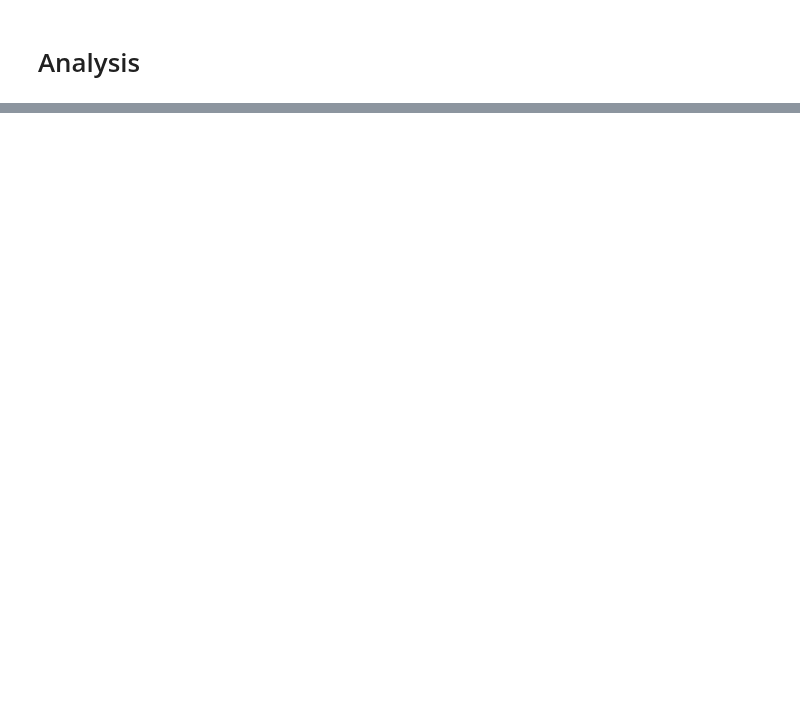
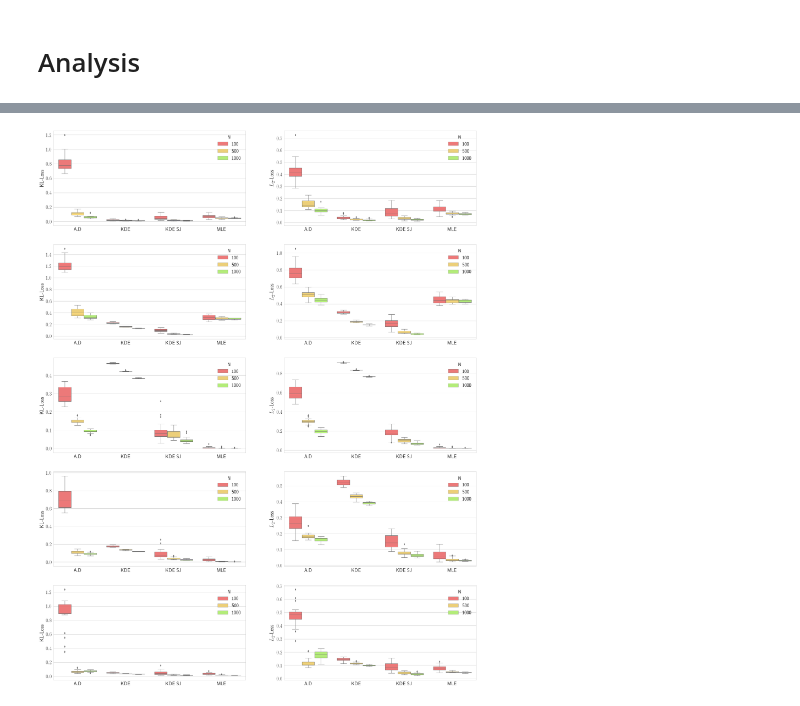
Before and after one commit to mehdisebbar/kl-aggregation, a Jupyter notebook: weight_vector_simulations_paper/weight_vector_estim_code/result extract v2.ipynb, the cells around one changed output, grey strips where cells are left out. Saved outputs shown, nothing was run; the diff lists cells and outputs as text; code cells hidden in the pictures; blank space fills up the shorter version.

```diff
--- a/weight_vector_simulations_paper/weight_vector_estim_code/result extract v2.ipynb
+++ b/weight_vector_simulations_paper/weight_vector_estim_code/result extract v2.ipynb
@@ -255,0 +358,32 @@ df_results['lapl_gauss_not_dict_L2_norm_kde_hsj'].median()
+# %%
+def test(df, type_dens, metric, rows, columns, i):
+    plt.subplot(rows, columns, i)
+    boxplot = sns.boxplot(x="method", y="Loss", hue="N", data=df[(df.metric==metric) & (df.type_dens==type_dens)],
+                         palette=["#ff6666", "#ffd966", "#b3ff66"])
+    for patch in boxplot.artists:
+        r, g, b, a = patch.get_facecolor()
+        patch.set_facecolor((r, g, b, 1))
+    boxplot.set_xlabel('')
+    if metric == 'L2':
+        boxplot.set_ylabel(r'$L_2$-Loss')
+    else:
+        boxplot.set_ylabel(metric+'-Loss')
+    sns_plot = boxplot.get_figure()
+
+plt.subplots(figsize=(30,40))
+plt.rc('text', usetex=True)
+plt.rc('font', family='serif')
+sns.set_style("whitegrid")
+sns.despine()
+sns.set_context("notebook", font_scale=2, rc={"lines.linewidth": 1})
+i=1
+type_dens_list = ['uniform', 'rect', 'gauss', 'lapl_gauss','lapl_gauss_not_dict']
+rows = len(type_dens_list)
+columns = 2
+for type_dens in type_dens_list:
+    for metric in ["KL", "L2"]:
+        test(df5, type_dens, metric, rows, columns, i)
+        i+=1
+plt.savefig("../../phd-thesis/TeX_files/full_results", dpi=100, transparent=True, bbox_inches='tight', pad_inches=0)
+# %% [output]
+[figure, added]
```
Also changed, not shown: parts of 20 cells of this notebook, 2 other files.
